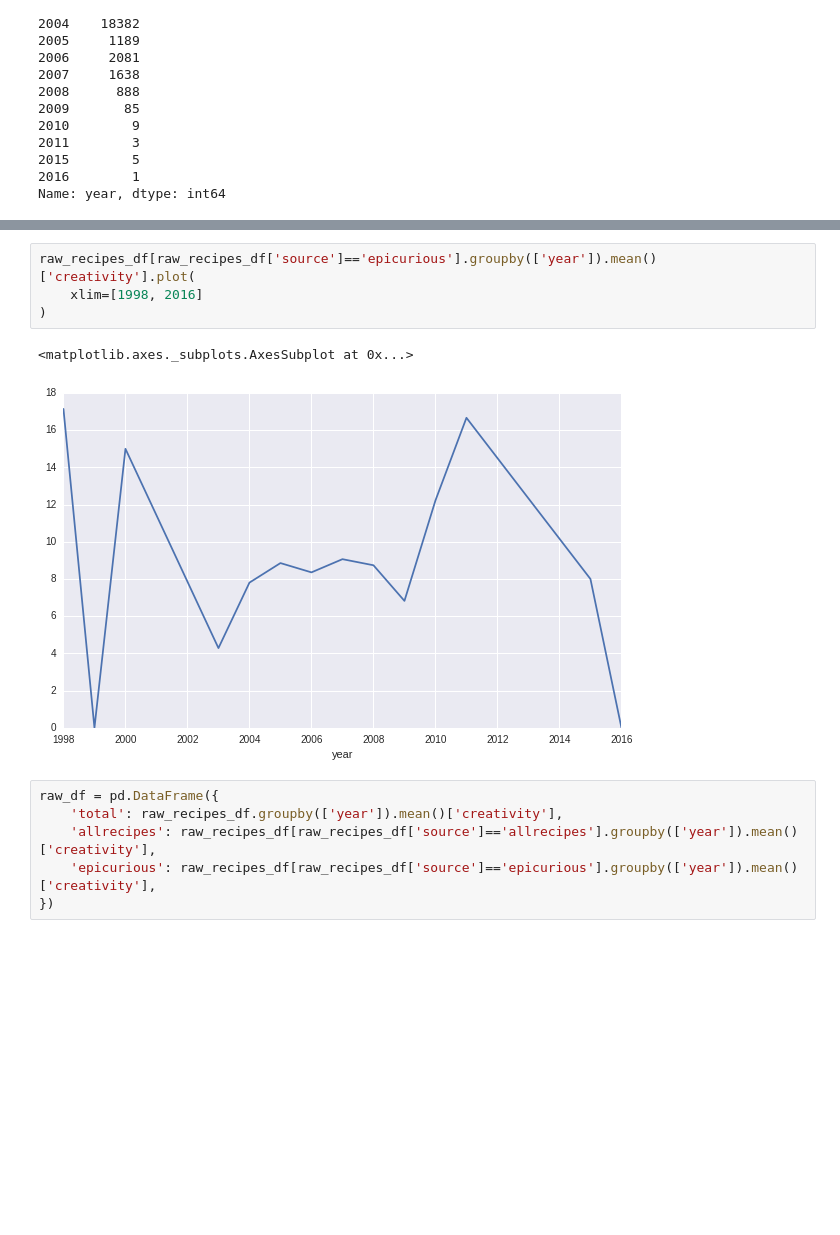
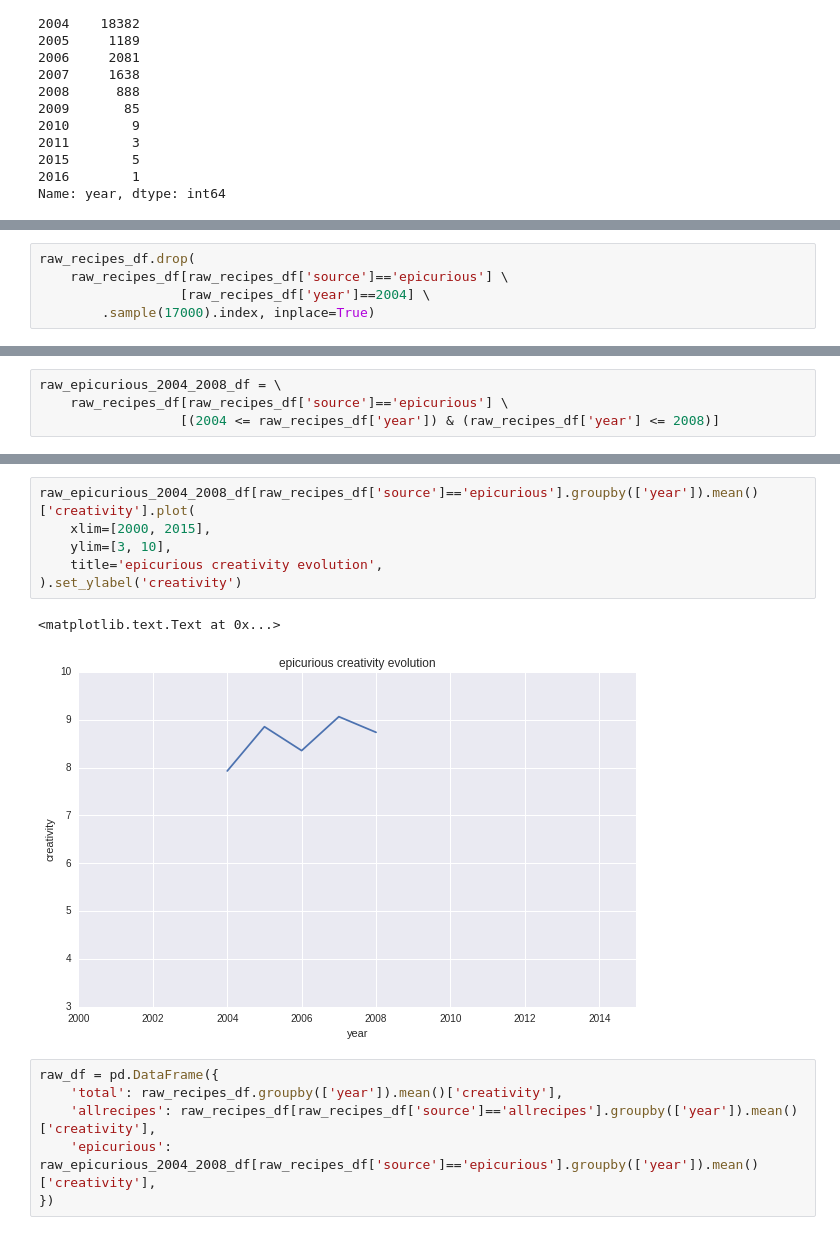
Before and after one commit to mavillard/elbulli, a Jupyter notebook: en-r-allrecipes_and_epicurious_recipes-visualization.ipynb, the cells around one changed output, grey strips where cells are left out. Cells and saved outputs as stored; diff of their text form; blank space fills up the shorter version.

Commit message:
Visualizations done

```diff
--- a/en-r-allrecipes_and_epicurious_recipes-visualization.ipynb
+++ b/en-r-allrecipes_and_epicurious_recipes-visualization.ipynb
@@ -92,0 +112,5 @@ Name: year, dtype: int64
+# %%
+raw_recipes_df.drop(
+    raw_recipes_df[raw_recipes_df['source']=='epicurious'] \
+                  [raw_recipes_df['year']==2004] \
+        .sample(17000).index, inplace=True)
@@ -92,0 +135,4 @@ Name: year, dtype: int64
+# %%
+raw_epicurious_2004_2008_df = \
+    raw_recipes_df[raw_recipes_df['source']=='epicurious'] \
+                  [(2004 <= raw_recipes_df['year']) & (raw_recipes_df['year'] <= 2008)]
@@ -115,13 +198,15 @@ raw_recipes_df[raw_recipes_df['source']=='allrecipes'].groupby(['year']).mean()[
 # %%
-raw_recipes_df[raw_recipes_df['source']=='epicurious'].groupby(['year']).mean()['creativity'].plot(
-    xlim=[1998, 2016]
-)
+raw_epicurious_2004_2008_df[raw_recipes_df['source']=='epicurious'].groupby(['year']).mean()['creativity'].plot(
+    xlim=[2000, 2015],
+    ylim=[3, 10],
+    title='epicurious creativity evolution',
+).set_ylabel('creativity')
 # %% [output]
-<matplotlib.axes._subplots.AxesSubplot at 0x...>
+<matplotlib.text.Text at 0x...>
-[figure, old version]
+[figure, new version]
 # %%
 raw_df = pd.DataFrame({
     'total': raw_recipes_df.groupby(['year']).mean()['creativity'],
     'allrecipes': raw_recipes_df[raw_recipes_df['source']=='allrecipes'].groupby(['year']).mean()['creativity'],
-    'epicurious': raw_recipes_df[raw_recipes_df['source']=='epicurious'].groupby(['year']).mean()['creativity'],
+    'epicurious': raw_epicurious_2004_2008_df[raw_recipes_df['source']=='epicurious'].groupby(['year']).mean()['creativity'],
 })
```
Also changed, not shown: parts of 10 cells of this notebook.
